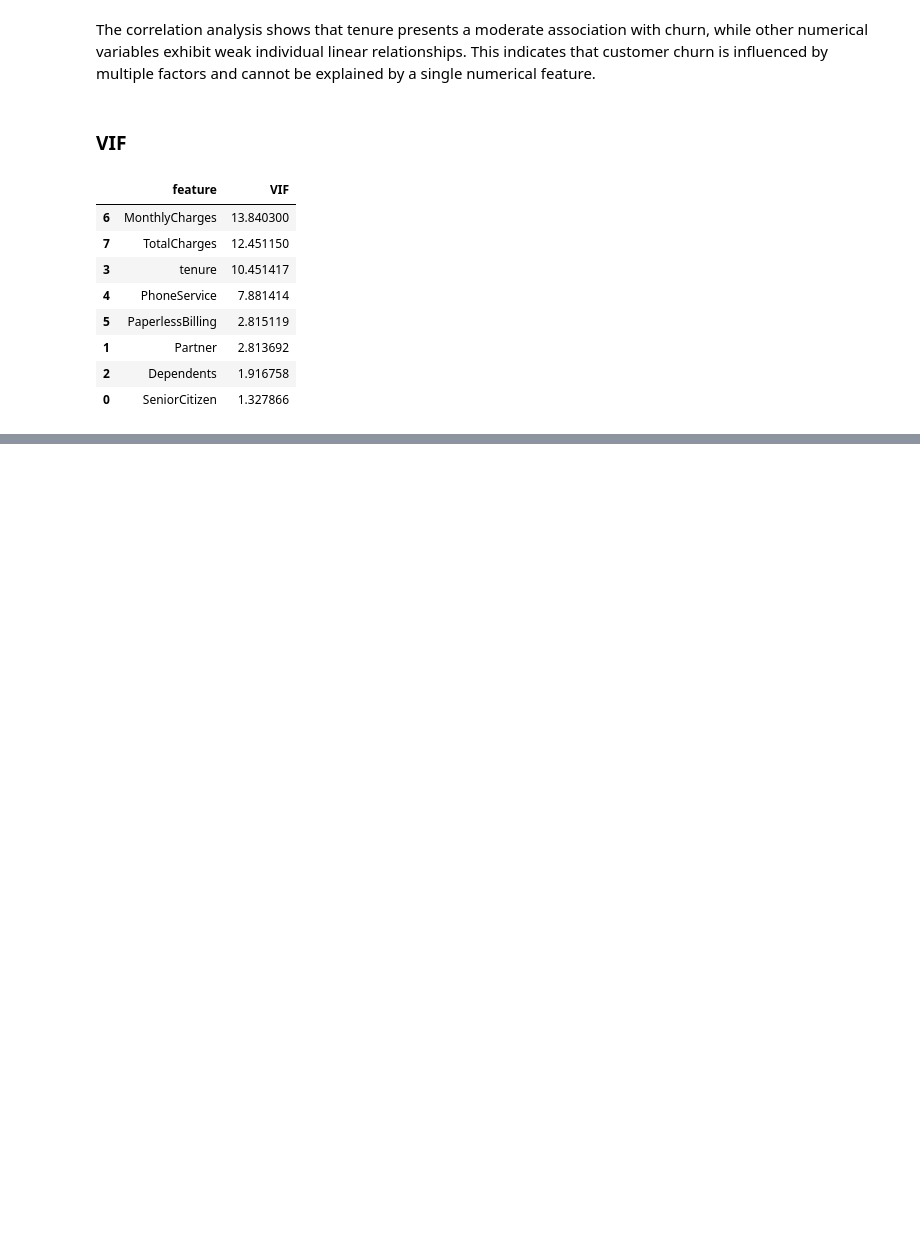
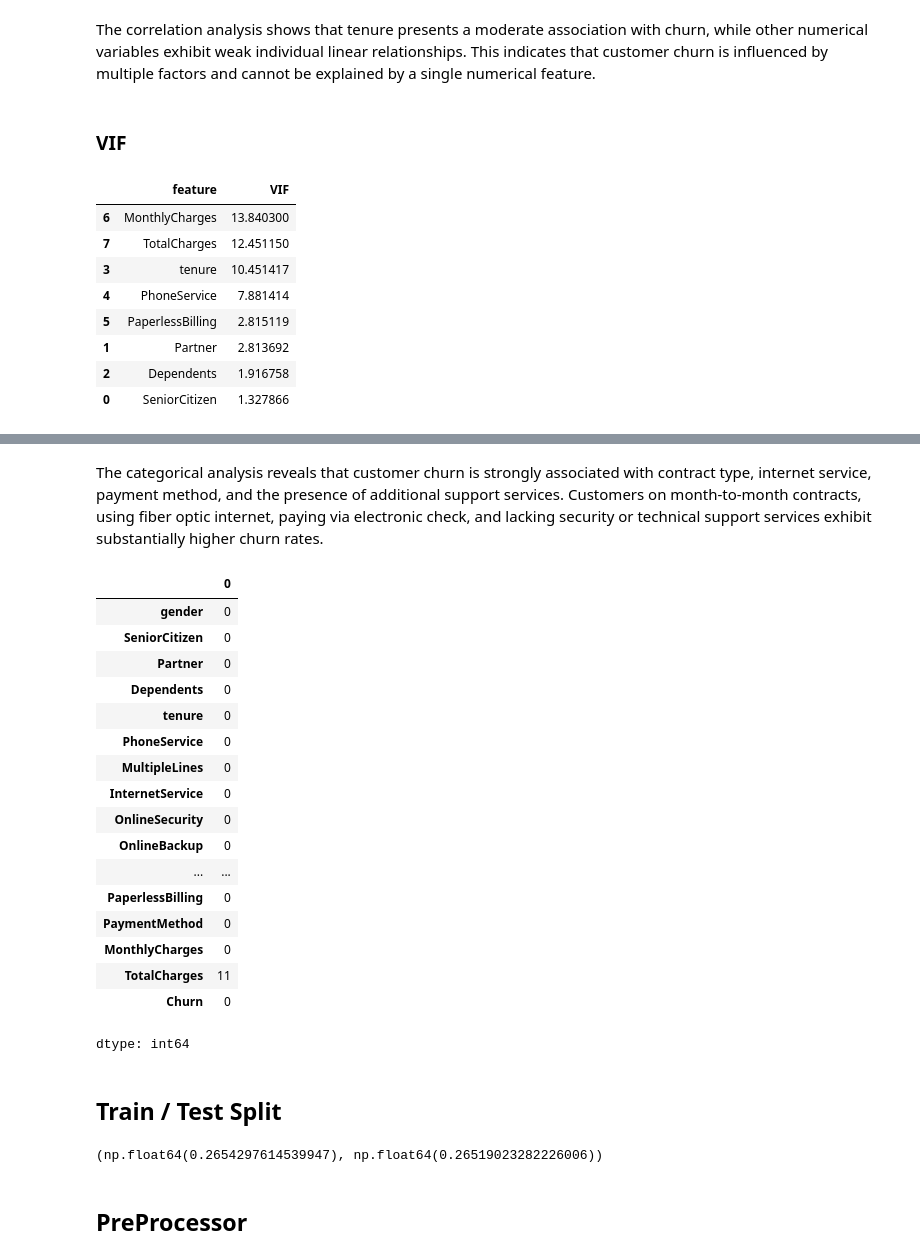
Before and after one commit to JessePMelo/Telco-Customer-Churn, a Jupyter notebook: data_science/notebooks/Telco_Customer_Churn.ipynb, the cells around one changed output, grey strips where cells are left out. Drawn from its saved outputs; the diff is of its cells as text; code cells hidden in the pictures; blank space fills up the shorter version.

```diff
--- a/data_science/notebooks/Telco_Customer_Churn.ipynb
+++ b/data_science/notebooks/Telco_Customer_Churn.ipynb
@@ -337,0 +386,29 @@ vif.sort_values('VIF', ascending=False)
+# %% [markdown]
+The categorical analysis reveals that customer churn is strongly associated
+with contract type, internet service, payment method, and the presence of
+additional support services. Customers on month-to-month contracts, using
+fiber optic internet, paying via electronic check, and lacking security or
+technical support services exhibit substantially higher churn rates.
+# %%
+df.isna().sum()
+# %% [output]
+|  | 0 |
+| gender | 0 |
+| SeniorCitizen | 0 |
+| Partner | 0 |
+| Dependents | 0 |
+| tenure | 0 |
+| PhoneService | 0 |
+| MultipleLines | 0 |
+| InternetService | 0 |
+| OnlineSecurity | 0 |
+| OnlineBackup | 0 |
+| ... | ... |
+| PaperlessBilling | 0 |
+| PaymentMethod | 0 |
+| MonthlyCharges | 0 |
+| TotalCharges | 11 |
+| Churn | 0 |
+dtype: int64
+# %% [markdown]
+##  Train / Test Split
@@ -337,0 +428,6 @@ vif.sort_values('VIF', ascending=False)
+# %%
+y_train.mean(), y_test.mean()
+# %% [output]
+(np.float64(0.2654297614539947), np.float64(0.26519023282226006))
+# %% [markdown]
+## PreProcessor
```
Also changed, not shown: parts of 19 cells of this notebook.
